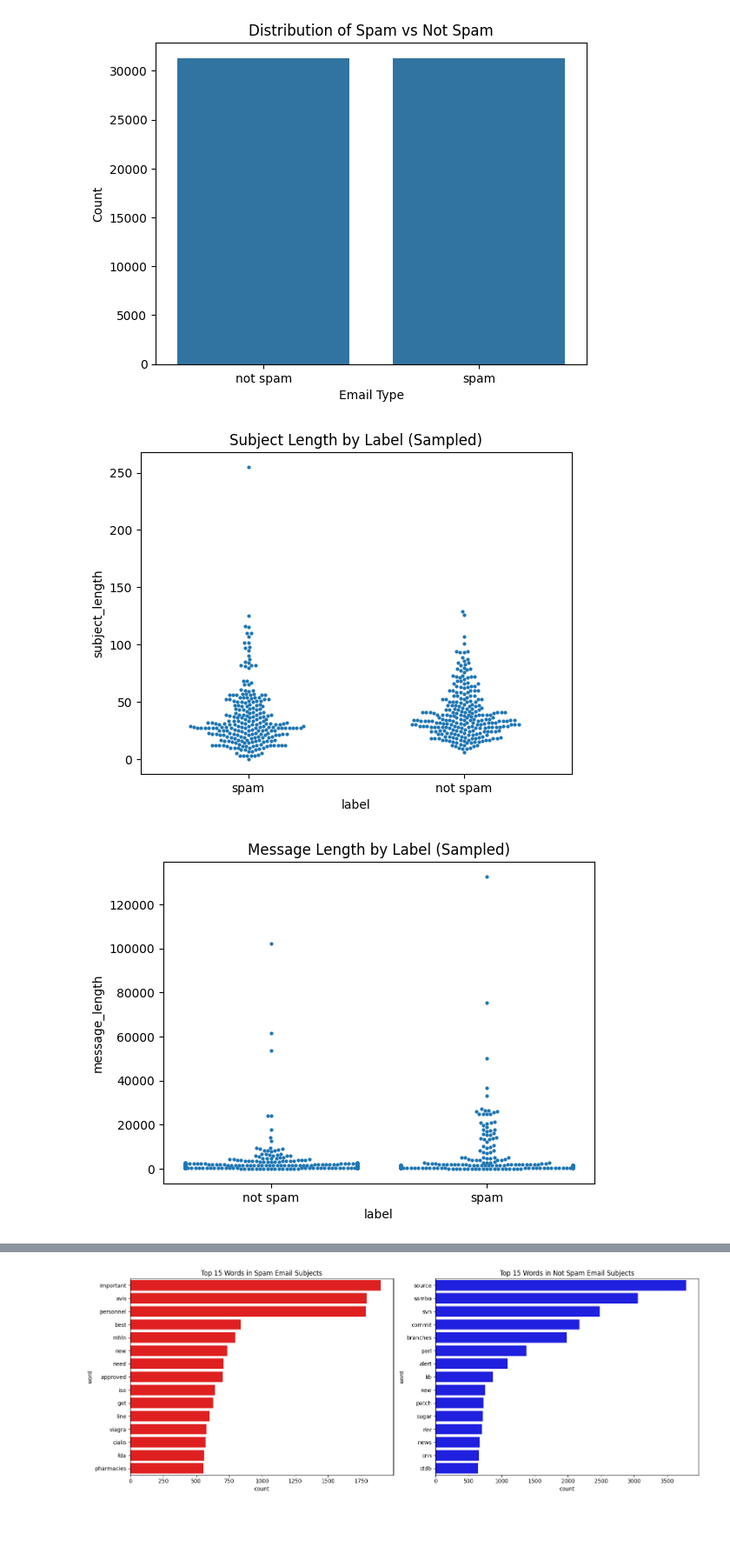
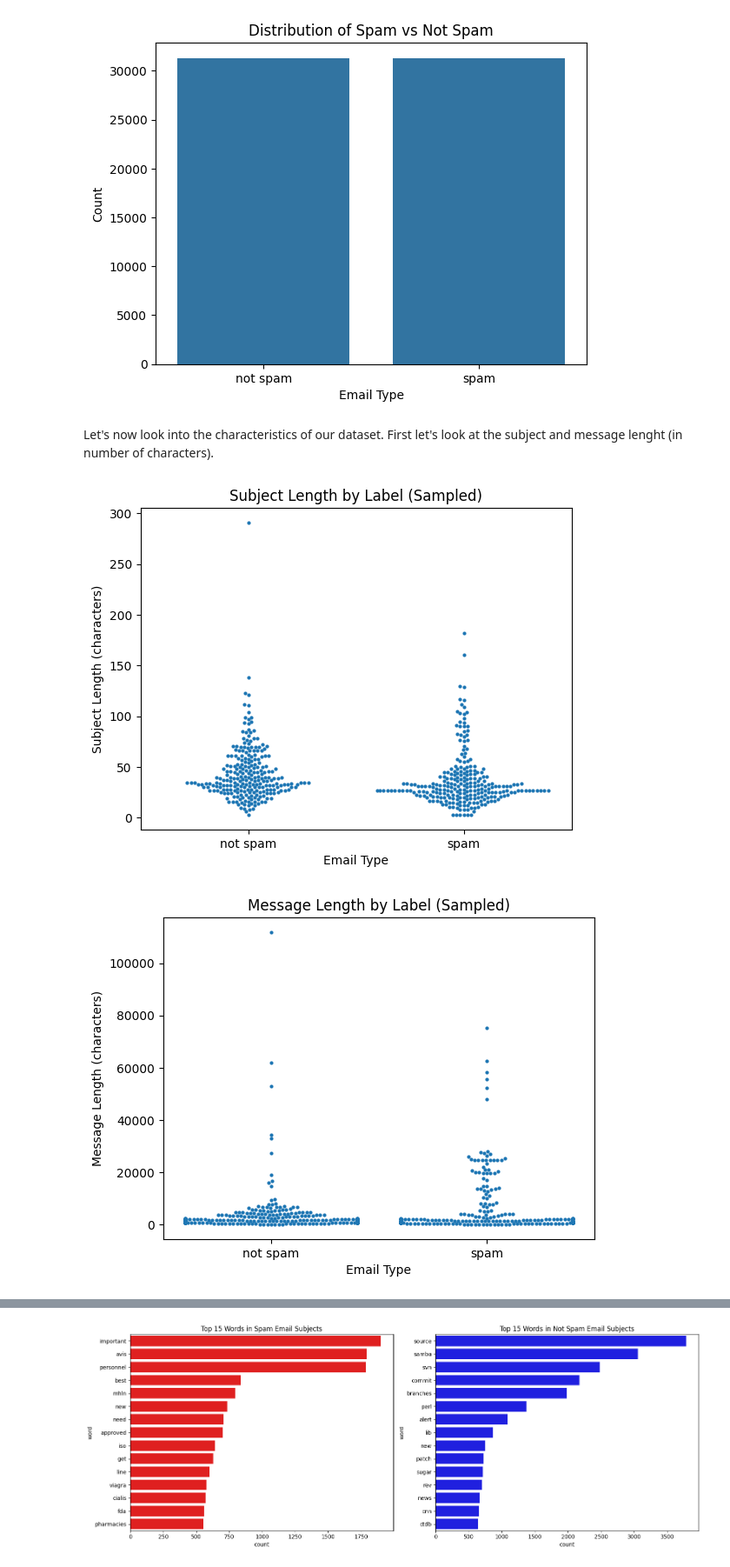
Before and after one commit to KaloyanRakov/Spam-Email-Classifier, a Jupyter notebook: Notebooks/SpamShield.ipynb, the cells around one changed output, grey strips where cells are left out. Shown at 87% size. Saved outputs shown, nothing was run; the diff lists cells and outputs as text; code cells hidden in the pictures; blank space fills up the shorter version.

```diff
--- a/Notebooks/SpamShield.ipynb
+++ b/Notebooks/SpamShield.ipynb
@@ -355,16 +357,24 @@ plt.ylabel("Count")
 plt.show()
 # %% [output]
 [figure]
+# %% [markdown]
+Let's now look into the characteristics of our dataset. First let's look at the subject and message lenght (in number of characters).
 # %%
+label_order = ['not spam', 'spam']
+
 # Subject Length
-sns.swarmplot(data=balanced_df.sample(500), x='label', y='subject_length', size=3)
+sns.swarmplot(data=balanced_df.sample(500), x='label', y='subject_length', size=3, order=label_order)
 plt.title("Subject Length by Label (Sampled)")
+plt.xlabel("Email Type")
+plt.ylabel("Subject Length (characters)")
 plt.show()
 
 # Message Length
-sns.swarmplot(data=balanced_df.sample(500), x='label', y='message_length', size=3)
+sns.swarmplot(data=balanced_df.sample(500), x='label', y='message_length', size=3, order=label_order)
 plt.title("Message Length by Label (Sampled)")
+plt.xlabel("Email Type")
+plt.ylabel("Message Length (characters)")
 plt.show()
 # %% [output]
-[figure, old version]
+[figure, new version]
-[figure, old version]
+[figure, new version]
```
Also changed, not shown: parts of 22 cells of this notebook, 1 other file.
